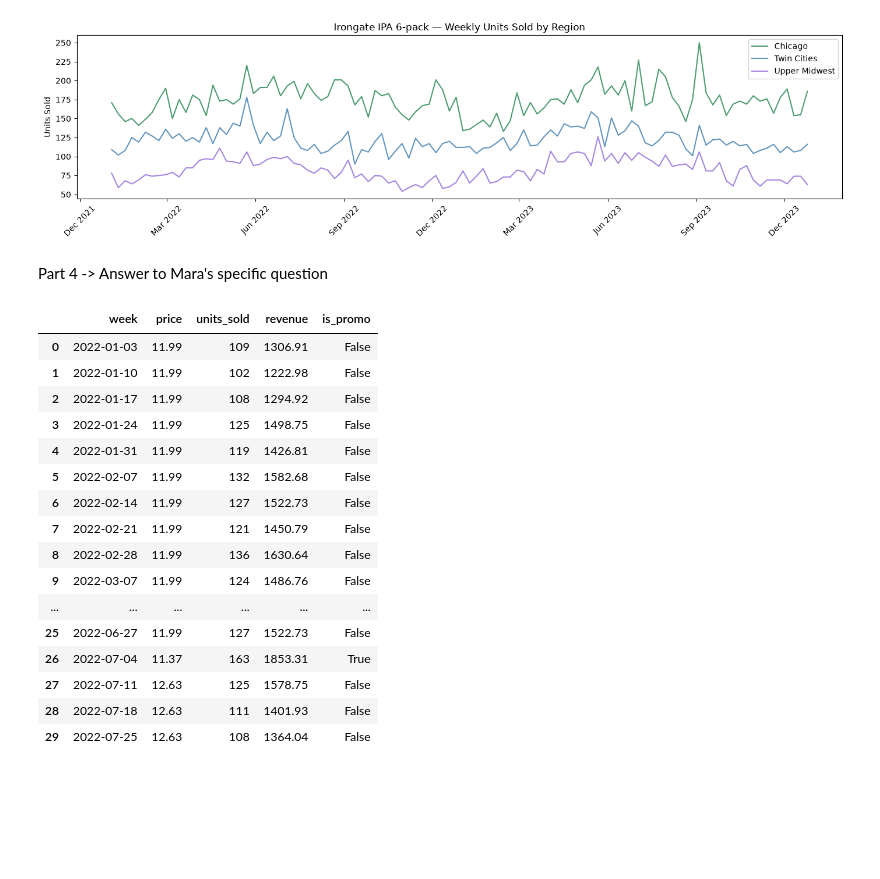
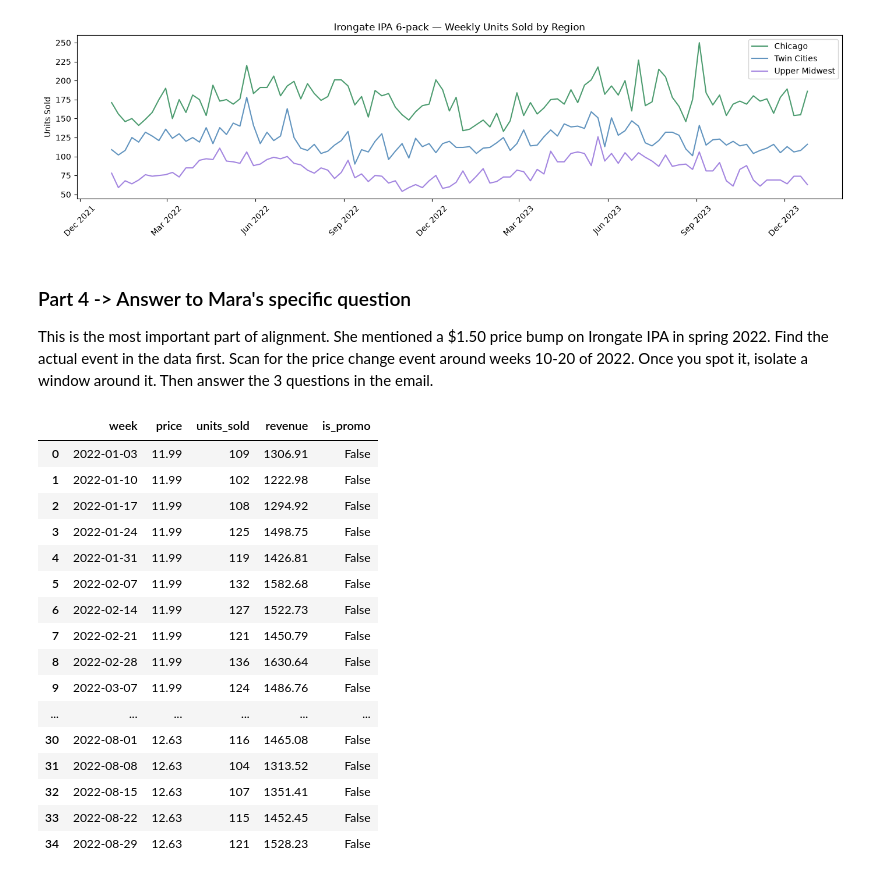
Before and after one commit to jwalluww/MarketingScience, a Jupyter notebook: price-elasticity/notebooks/price_elasticity.ipynb, the cells around one changed output. Saved outputs shown, nothing was run; the diff lists cells and outputs as text; code cells hidden in the pictures; blank space fills up the shorter version.

```diff
--- a/price-elasticity/notebooks/price_elasticity.ipynb
+++ b/price-elasticity/notebooks/price_elasticity.ipynb
@@ -153,26 +158,27 @@ plt.show()
 # %% [output]
 [figure]
 # %% [markdown]
-Part 4 -> Answer to Mara's specific question
+### Part 4 -> Answer to Mara's specific question
+This is the most important part of alignment. She mentioned a $1.50 price bump on Irongate IPA in spring 2022. Find the actual event in the data first. Scan for the price change event around weeks 10-20 of 2022. Once you spot it, isolate a window around it. Then answer the 3 questions in the email.
 # %%
 sku_tc = df[(df.sku_id == 'SKU001') & (df.region == 'Twin Cities')].copy()
-sku_tc[['week','price','units_sold','revenue','is_promo']].head(30)
+sku_tc[['week','price','units_sold','revenue','is_promo']].head(35)
 # %% [output]
 |  | week | price | units_sold | revenue | is_promo |
 | 0 | 2022-01-03 | 11.99 | 109 | 1306.91 | False |
 | 1 | 2022-01-10 | 11.99 | 102 | 1222.98 | False |
 | 2 | 2022-01-17 | 11.99 | 108 | 1294.92 | False |
 | 3 | 2022-01-24 | 11.99 | 125 | 1498.75 | False |
 | 4 | 2022-01-31 | 11.99 | 119 | 1426.81 | False |
 | 5 | 2022-02-07 | 11.99 | 132 | 1582.68 | False |
 | 6 | 2022-02-14 | 11.99 | 127 | 1522.73 | False |
 | 7 | 2022-02-21 | 11.99 | 121 | 1450.79 | False |
 | 8 | 2022-02-28 | 11.99 | 136 | 1630.64 | False |
 | 9 | 2022-03-07 | 11.99 | 124 | 1486.76 | False |
 | ... | ... | ... | ... | ... | ... |
-| 25 | 2022-06-27 | 11.99 | 127 | 1522.73 | False |
-| 26 | 2022-07-04 | 11.37 | 163 | 1853.31 | True |
-| 27 | 2022-07-11 | 12.63 | 125 | 1578.75 | False |
-| 28 | 2022-07-18 | 12.63 | 111 | 1401.93 | False |
-| 29 | 2022-07-25 | 12.63 | 108 | 1364.04 | False |
+| 30 | 2022-08-01 | 12.63 | 116 | 1465.08 | False |
+| 31 | 2022-08-08 | 12.63 | 104 | 1313.52 | False |
+| 32 | 2022-08-15 | 12.63 | 107 | 1351.41 | False |
+| 33 | 2022-08-22 | 12.63 | 115 | 1452.45 | False |
+| 34 | 2022-08-29 | 12.63 | 121 | 1528.23 | False |
 # %%
```
Also changed, not shown: parts of 34 cells of this notebook, 5 other files.
